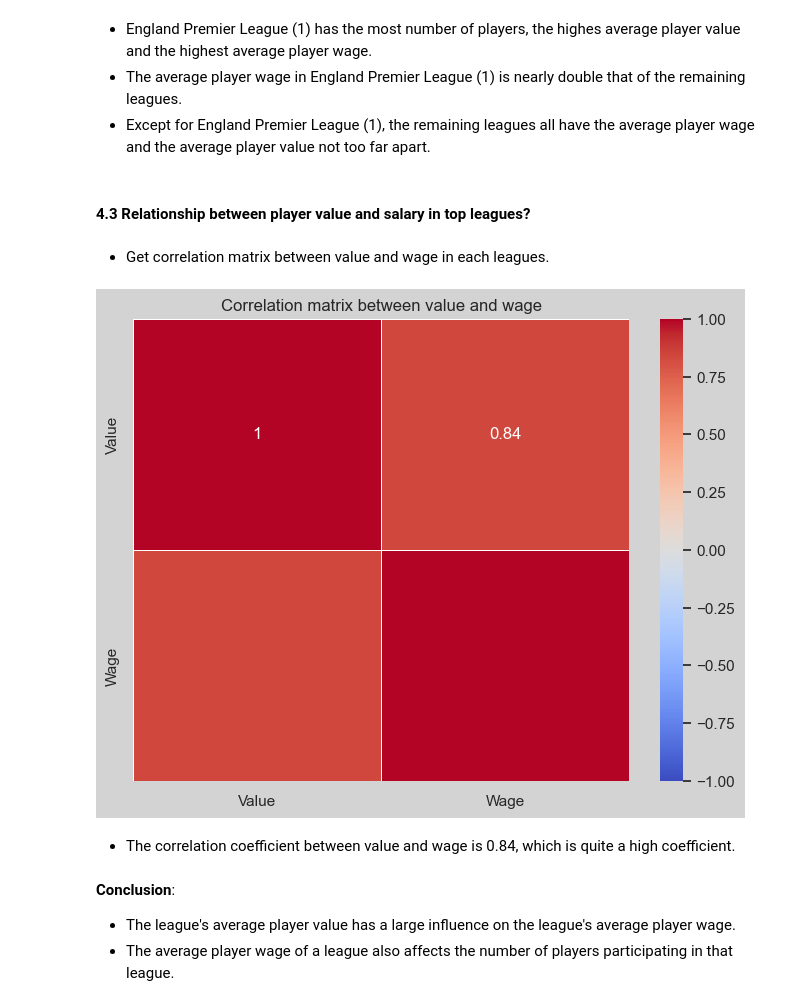
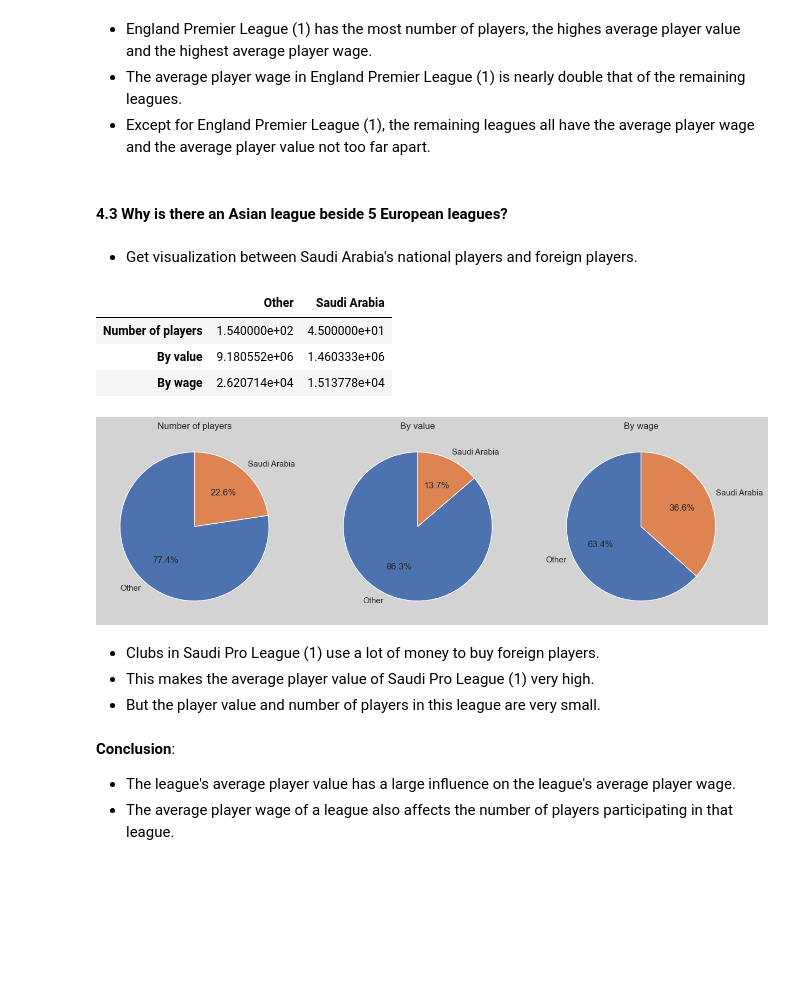
Before and after one commit to TranPhanPhucAn/Final_project_NMKHDL, a Jupyter notebook: Making_Questions.ipynb, the cells around one changed output. Drawn from its saved outputs; the diff is of its cells as text; code cells hidden in the pictures; blank space fills up the shorter version.

```diff
--- a/Making_Questions.ipynb
+++ b/Making_Questions.ipynb
@@ -526,24 +529,50 @@ plt.show()
 - England Premier League (1) has the most number of players, the highes average player value and the highest average player wage.
 - The average player wage in England Premier League (1) is nearly double that of the remaining leagues.
 - Except for England Premier League (1), the remaining leagues all have the average player wage and the average player value not too far apart.
-# %% [markdown]
-#### 4.3 Relationship between player value and salary in top leagues?
-# %% [markdown]
-- Get correlation matrix between value and wage in each leagues.
-# %%
-df = cleaned_df[cleaned_df['League'].isin(leagues)]
-df = df[['Value', 'Wage']]
-
-corr_matrix = df[['Value', 'Wage']].corr()
-
-plt.figure(figsize=(8, 6))
-sns.heatmap(corr_matrix, annot=True, cmap='coolwarm', linewidths=0.5, vmax=1, vmin=-1)
-plt.title('Correlation matrix between value and wage')
-plt.show()
-# %% [output]
-[figure, removed]
-# %% [markdown]
-- The correlation coefficient between value and wage is 0.84, which is quite a high coefficient.
+# %% [markdown]
+#### 4.3 Why is there an Asian league beside 5 European leagues?
+# %% [markdown]
+- Get visualization between Saudi Arabia's national players and foreign players.
+# %%
+saudi_league_df = cleaned_df[cleaned_df['League'] == 'Saudi Pro League (1)'][['Nation', 'Value', 'Wage']]
+saudi_league_df['Nation'] = ['Saudi Arabia' if item == 'Saudi Arabia' else 'Other' for item in saudi_league_df['Nation']]
+saudi_league_df
+
+nations = saudi_league_df['Nation'].unique()
+
+number_players = {}
+by_value = {}
+by_wage = {}
+for nation in nations:
+    df = saudi_league_df[saudi_league_df['Nation'] == nation].sort_values('Value')
+    number_players[nation] = df['Value'].count()
+    by_value[nation] = df['Value'].mean()
+    df = saudi_league_df[saudi_league_df['Nation'] == nation].sort_values('Wage')
+    by_wage[nation] = df['Wage'].mean()
+
+nation_df = pd.DataFrame([number_players, by_value, by_wage], index=['Number of players', 'By value', 'By wage'])
+nation_df
+# %% [output]
+|  | Other | Saudi Arabia |
+| Number of players | 1.540000e+02 | 4.500000e+01 |
+| By value | 9.180552e+06 | 1.460333e+06 |
+| By wage | 2.620714e+04 | 1.513778e+04 |
+# %%
+labels = nation_df.columns
+fig, axes = plt.subplots(1, 3, figsize=(15, 5))
+i = 0
+for index in nation_df.index:
+    axes[i].pie(nation_df.loc[index], labels=labels, autopct='%1.1f%%', startangle=90)
+    axes[i].set_title(index)
+    i += 1
+
+plt.show()
+# %% [output]
+[figure, added]
+# %% [markdown]
+- Clubs in Saudi Pro League (1) use a lot of money to buy foreign players.
+- This makes the average player value of Saudi Pro League (1)  very high.
+- But the player value and number of players in this league are very small.
 # %% [markdown]
 **Conclusion**:
 - The league's average player value has a large influence on the league's average player wage.
```
Also changed, not shown: parts of 6 cells of this notebook.
